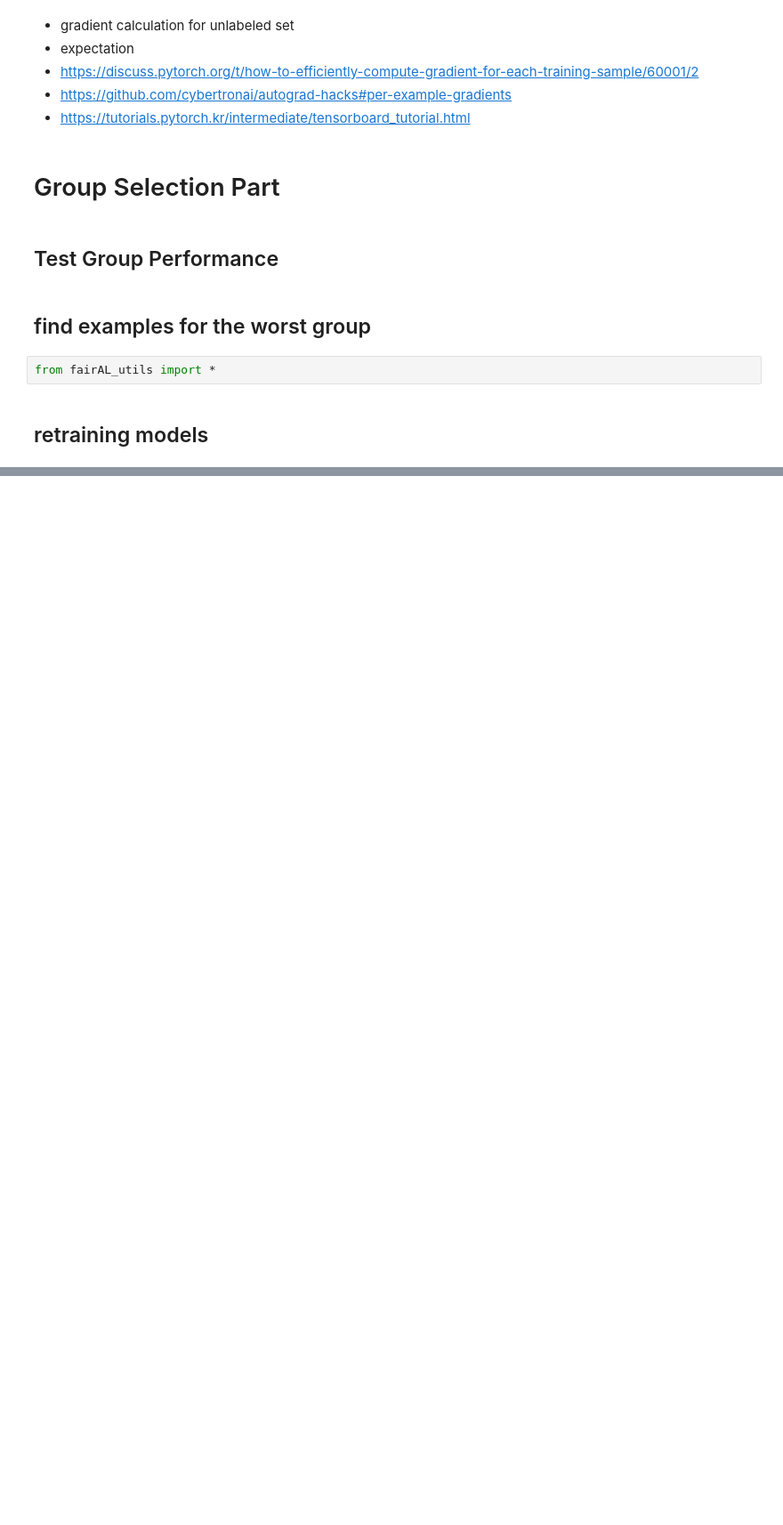
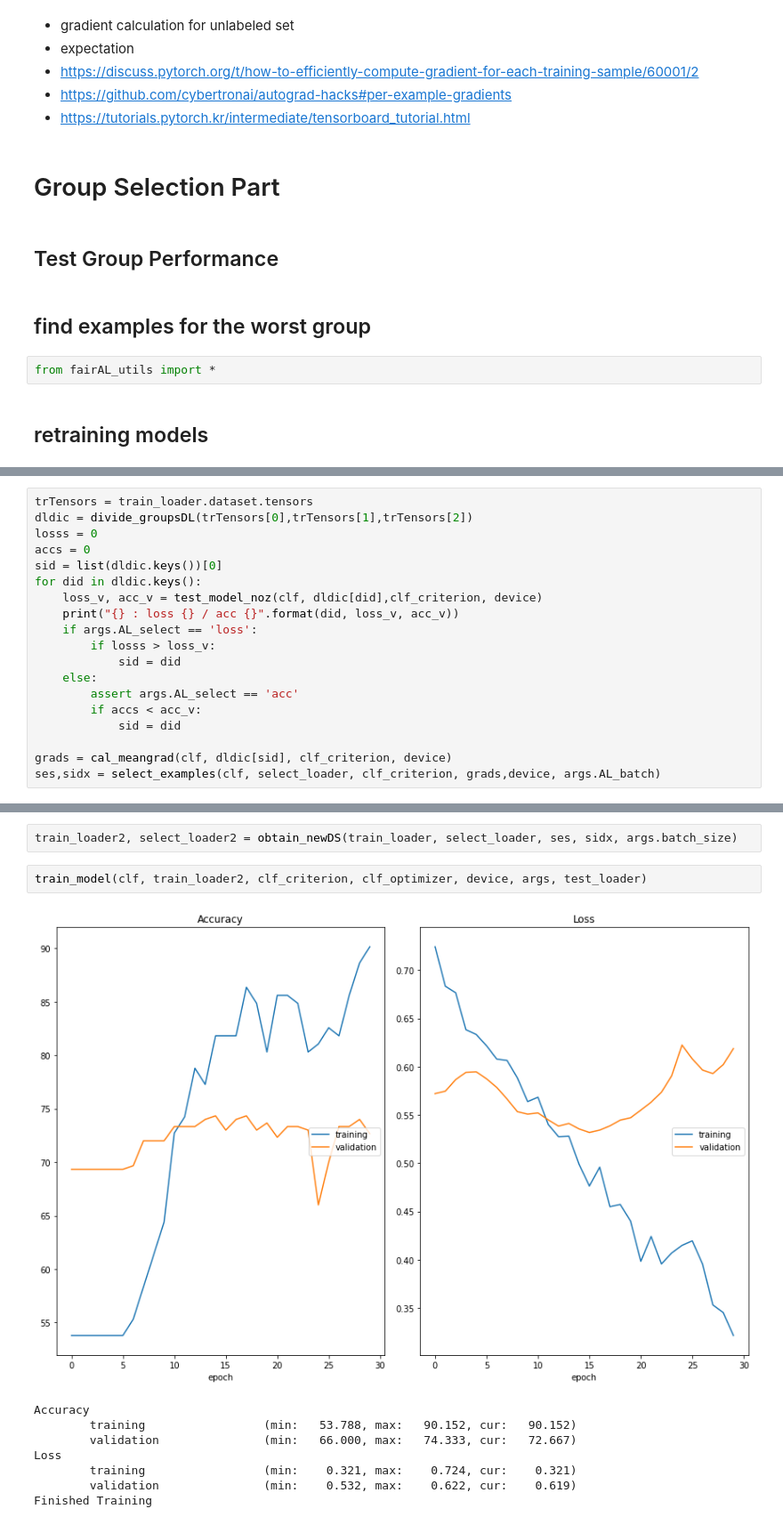
Before and after one commit to psr6275/fairness_AL, a Jupyter notebook: codes/210920_fairAL-Final.ipynb, the cells around one changed output, grey strips where cells are left out. Shown at 89% size. Cells and saved outputs as stored; diff of their text form; blank space fills up the shorter version.

```diff
--- a/codes/210920_fairAL-Final.ipynb
+++ b/codes/210920_fairAL-Final.ipynb
@@ -185,0 +190,19 @@ Classifier(
+# %%
+trTensors = train_loader.dataset.tensors
+dldic = divide_groupsDL(trTensors[0],trTensors[1],trTensors[2])
+losss = 0
+accs = 0
+sid = list(dldic.keys())[0]
+for did in dldic.keys():
+    loss_v, acc_v = test_model_noz(clf, dldic[did],clf_criterion, device)
+    print("{} : loss {} / acc {}".format(did, loss_v, acc_v))
+    if args.AL_select == 'loss':
+        if losss > loss_v:
+            sid = did
+    else:
+        assert args.AL_select == 'acc'
+        if accs < acc_v:
+            sid = did
+
+grads = cal_meangrad(clf, dldic[sid], clf_criterion, device)
+ses,sidx = select_examples(clf, select_loader, clf_criterion, grads,device, args.AL_batch)
@@ -185,0 +222,13 @@ Classifier(
+# %%
+train_loader2, select_loader2 = obtain_newDS(train_loader, select_loader, ses, sidx, args.batch_size)
+# %%
+train_model(clf, train_loader2, clf_criterion, clf_optimizer, device, args, test_loader)
+# %% [output]
+[figure, added]
+Accuracy
+        training                 (min:   53.788, max:   90.152, cur:   90.152)
+        validation               (min:   66.000, max:   74.333, cur:   72.667)
+Loss
+        training                 (min:    0.321, max:    0.724, cur:    0.321)
+        validation               (min:    0.532, max:    0.622, cur:    0.619)
+Finished Training
```
Also changed, not shown: parts of 14 cells of this notebook, 4 other files.
